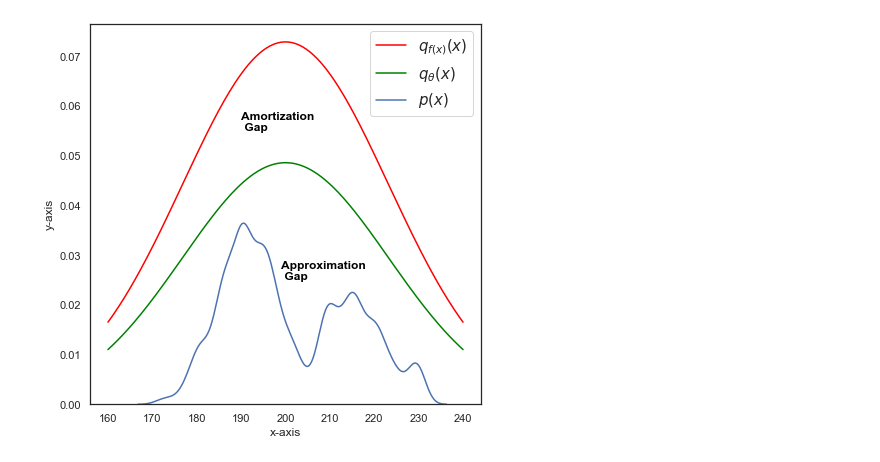
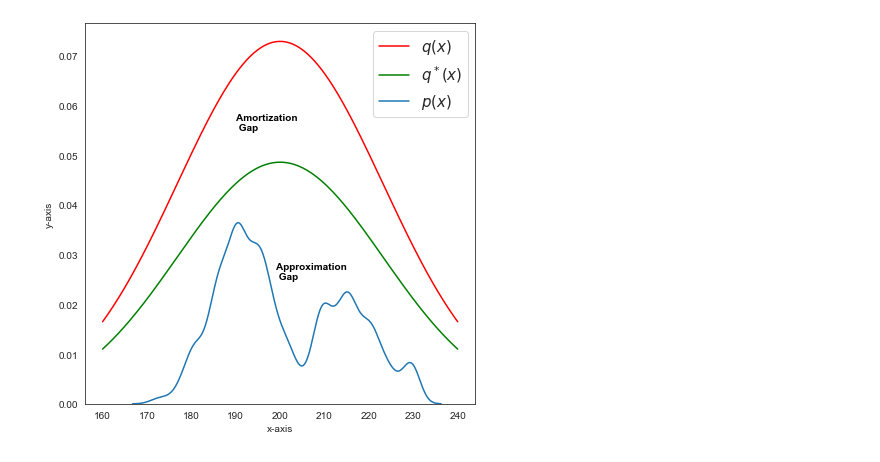
Before and after one commit to kmana1995/BayesianModeling, a Jupyter notebook: amortization_gap_plot.ipynb, the cells around one changed output. Saved outputs shown, nothing was run; the diff lists cells and outputs as text; code cells hidden in the pictures.

Commit message:
changed legend

```diff
--- a/amortization_gap_plot.ipynb
+++ b/amortization_gap_plot.ipynb
@@ -1,28 +1,32 @@
 # %%
 import matplotlib.pyplot as plt
+import numpy as np
+import seaborn as sns
+penguins = sns.load_dataset("penguins")
+
 #sns.kdeplot(np.array(penguins.flipper_length_mm), bw=0.5, label='θ')
 x = np.linspace(160,240,200)
 
 #Creating a Function.
 def normal_dist(x , mean , sd):
     prob_density = (np.pi*sd) * np.exp(-0.5*((x-mean)/sd)**2)
     return prob_density
 
 #Calculate mean and Standard deviation.
 mean = np.mean(x)
 sd = np.std(x)
 pdf = normal_dist(x,mean,sd)
 ax = plt.figure()
 ax.set_figwidth(7)
 ax.set_figheight(7)
-ax = sns.lineplot(x,pdf/1000 , color = 'red', label='$q_{f(x)}(x)$')
-ax = sns.lineplot(x,pdf/1500 , color = 'green', label='$q_θ(x)$')
+ax = sns.lineplot(x,pdf/1000 , color = 'red', label='$q(x)$')
+ax = sns.lineplot(x,pdf/1500 , color = 'green', label='$q^*(x)$')
 ax = sns.kdeplot(np.array(penguins.flipper_length_mm), bw_method=0.125, label='$p(x)$',ax=ax)#.set(title='Inference Gap')
 ax.set(xlabel="x-axis", ylabel="y-axis")
 sns.set_style(style='white')
 ax.text(199,0.025, "Approximation \n Gap", horizontalalignment='left', size='medium', color='black', weight='semibold')
 ax.text(190,0.055, "Amortization \n Gap", horizontalalignment='left', size='medium', color='black', weight='semibold')
 ax.legend(fontsize=15, title_fontsize=15)
 plt.show()
 # %% [output]
-[figure, old version]
+[figure, new version]
```
